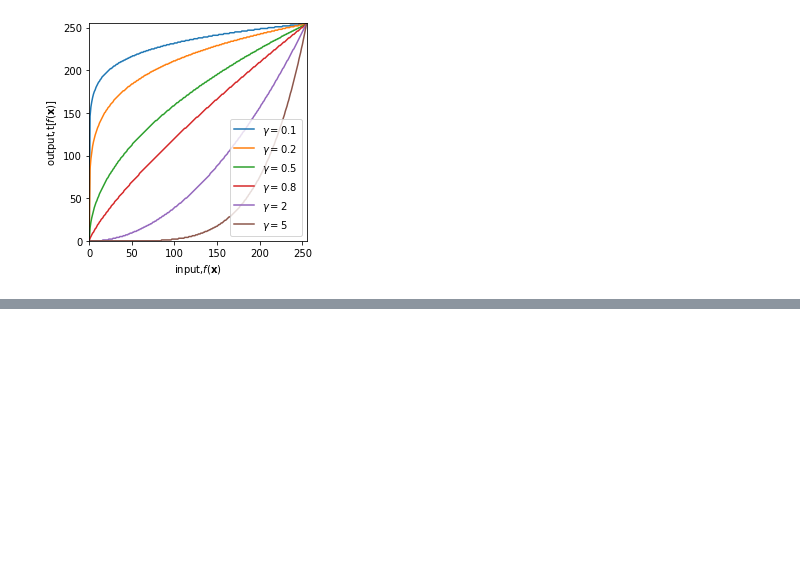
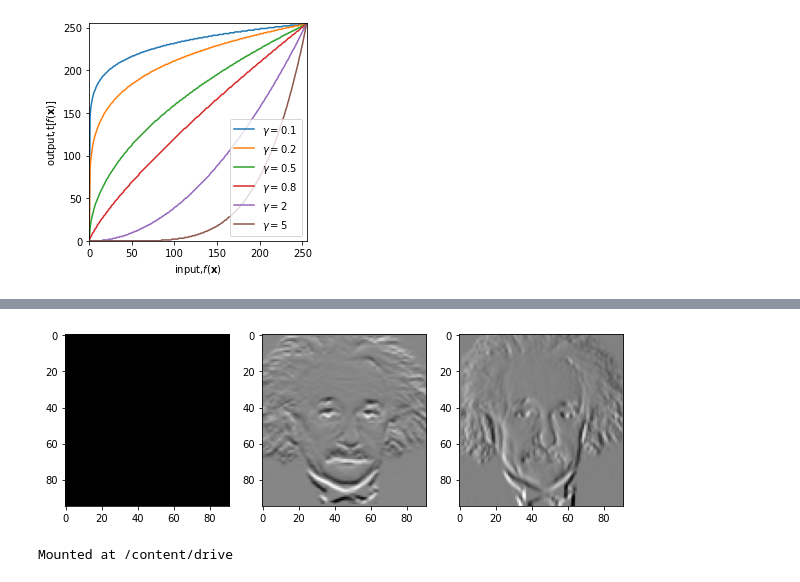
Before and after one commit to asiri000/N.G.W.M.A.R.B.Wijethilaka, a Jupyter notebook: Assignment.ipynb, the cells around one changed output, grey strips where cells are left out. Drawn from its saved outputs; the diff is of its cells as text; code cells hidden in the pictures; blank space fills up the shorter version.

```diff
--- a/Assignment.ipynb
+++ b/Assignment.ipynb
@@ -175,0 +177,29 @@ TypeError: ignored
+# %%
+#sobel filter
+import cv2 as cv
+import numpy as np
+import matplotlib.pyplot as plt
+
+im = cv.imread('/content/gdrive/MyDrive/EN5204_Assignment_image/einstein.png', cv.IMREAD_REDUCED_GRAYSCALE_4)
+assert im is not None
+
+im = cv.normalize(im.astype('float'), None, 0.0, 1.0, cv.NORM_MINMAX) # Converting to a float image in [0,1]
+sobel_v = np.array([[-1, -2, -1], [0, 0, 0], [1, 2, 1]])
+sobel_h = np.array([[-1, 0, 1], [-2, 0, 2], [-1, 0, 1]])
+result_v = cv.filter2D(im, -1, sobel_v)
+result_v = cv.normalize(result_v, result_v, 0, 255, cv.NORM_MINMAX, dtype=cv.CV_32F)
+result_h = cv.filter2D(im, -1, sobel_h)
+result_h = cv.normalize(result_h, result_h, 0, 255, cv.NORM_MINMAX, dtype=cv.CV_32F)
+
+fig, ax = plt.subplots(1,3, figsize=(10,20))
+ax[0].imshow(im, cmap='gray', vmin=0, vmax=255)
+ax[1].imshow(result_v, cmap='gray', vmin=0, vmax=255)
+ax[2].imshow(result_h, cmap='gray', vmin=0, vmax=255)
+plt.show()
+# %% [output]
+[figure, added]
+# %%
+from google.colab import drive
+drive.mount('/content/drive')
+# %% [output]
+Mounted at /content/drive
```
Also changed, not shown: parts of 4 cells of this notebook.
